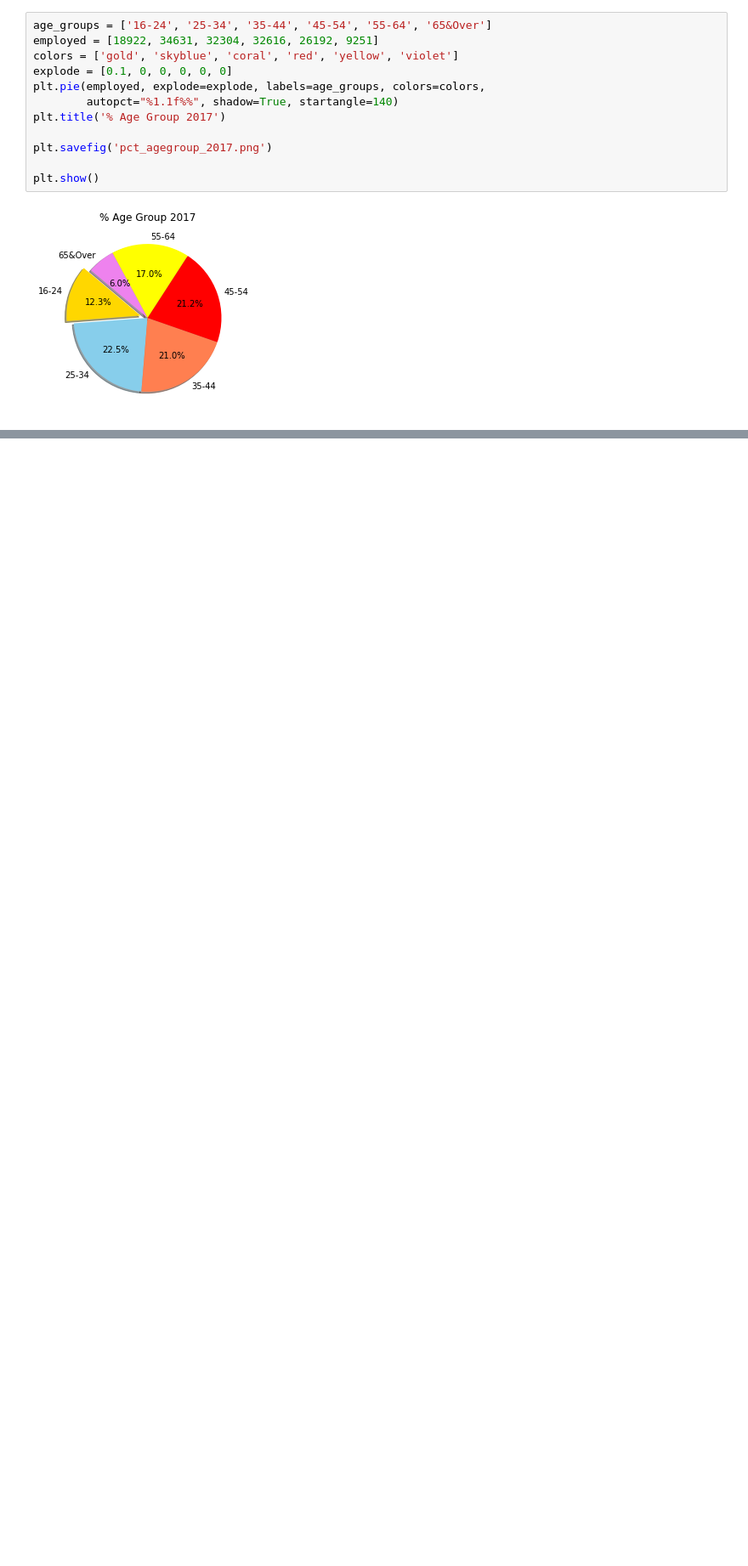
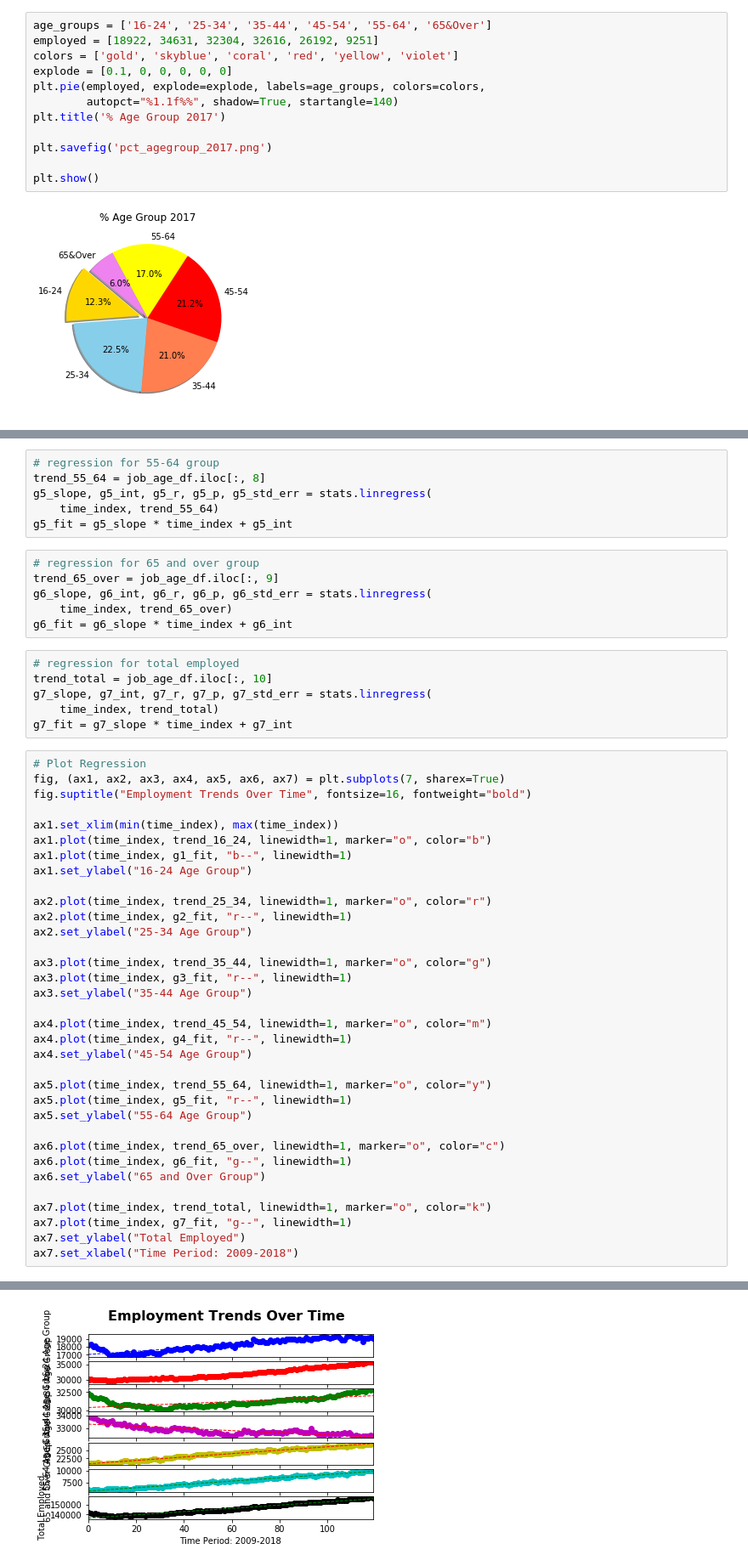
Before and after one commit to soraerae/Project-01-Employment-Data, a Jupyter notebook: job_age_csv.ipynb, the cells around one changed output, grey strips where cells are left out. Shown: that part at 85% size. Cells and saved outputs as stored; diff of their text form; blank space fills up the shorter version.

Commit message:
Regression and charts

```diff
--- a/job_age_csv.ipynb
+++ b/job_age_csv.ipynb
@@ -274,0 +346,53 @@ plt.show()
+# %%
+# regression for 55-64 group
+trend_55_64 = job_age_df.iloc[:, 8]
+g5_slope, g5_int, g5_r, g5_p, g5_std_err = stats.linregress(
+    time_index, trend_55_64)
+g5_fit = g5_slope * time_index + g5_int
+# %%
+# regression for 65 and over group
+trend_65_over = job_age_df.iloc[:, 9]
+g6_slope, g6_int, g6_r, g6_p, g6_std_err = stats.linregress(
+    time_index, trend_65_over)
+g6_fit = g6_slope * time_index + g6_int
+# %%
+# regression for total employed
+trend_total = job_age_df.iloc[:, 10]
+g7_slope, g7_int, g7_r, g7_p, g7_std_err = stats.linregress(
+    time_index, trend_total)
+g7_fit = g7_slope * time_index + g7_int
+# %%
+# Plot Regression
+fig, (ax1, ax2, ax3, ax4, ax5, ax6, ax7) = plt.subplots(7, sharex=True)
+fig.suptitle("Employment Trends Over Time", fontsize=16, fontweight="bold")
+
+ax1.set_xlim(min(time_index), max(time_index))
+ax1.plot(time_index, trend_16_24, linewidth=1, marker="o", color="b")
+ax1.plot(time_index, g1_fit, "b--", linewidth=1)
+ax1.set_ylabel("16-24 Age Group")
+
+ax2.plot(time_index, trend_25_34, linewidth=1, marker="o", color="r")
+ax2.plot(time_index, g2_fit, "r--", linewidth=1)
+ax2.set_ylabel("25-34 Age Group")
+
+ax3.plot(time_index, trend_35_44, linewidth=1, marker="o", color="g")
+ax3.plot(time_index, g3_fit, "r--", linewidth=1)
+ax3.set_ylabel("35-44 Age Group")
+
+ax4.plot(time_index, trend_45_54, linewidth=1, marker="o", color="m")
+ax4.plot(time_index, g4_fit, "r--", linewidth=1)
+ax4.set_ylabel("45-54 Age Group")
+
+ax5.plot(time_index, trend_55_64, linewidth=1, marker="o", color="y")
+ax5.plot(time_index, g5_fit, "r--", linewidth=1)
+ax5.set_ylabel("55-64 Age Group")
+
+ax6.plot(time_index, trend_65_over, linewidth=1, marker="o", color="c")
+ax6.plot(time_index, g6_fit, "g--", linewidth=1)
+ax6.set_ylabel("65 and Over Group")
+
+ax7.plot(time_index, trend_total, linewidth=1, marker="o", color="k")
+ax7.plot(time_index, g7_fit, "g--", linewidth=1)
+ax7.set_ylabel("Total Employed")
+ax7.set_xlabel("Time Period: 2009-2018")
+# %% [output]
@@ -274,0 +400 @@ plt.show()
+[figure, added]
```
Also changed, not shown: parts of 17 cells of this notebook.
